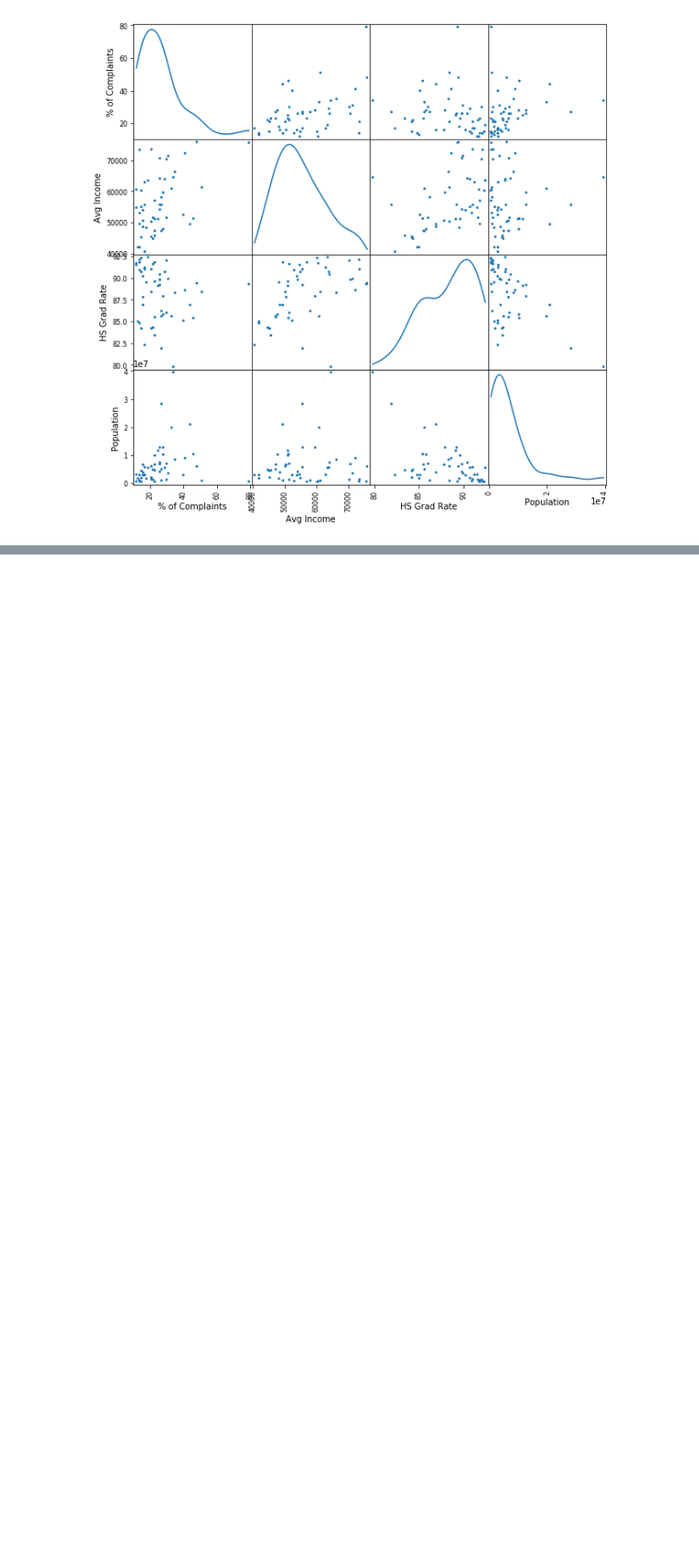
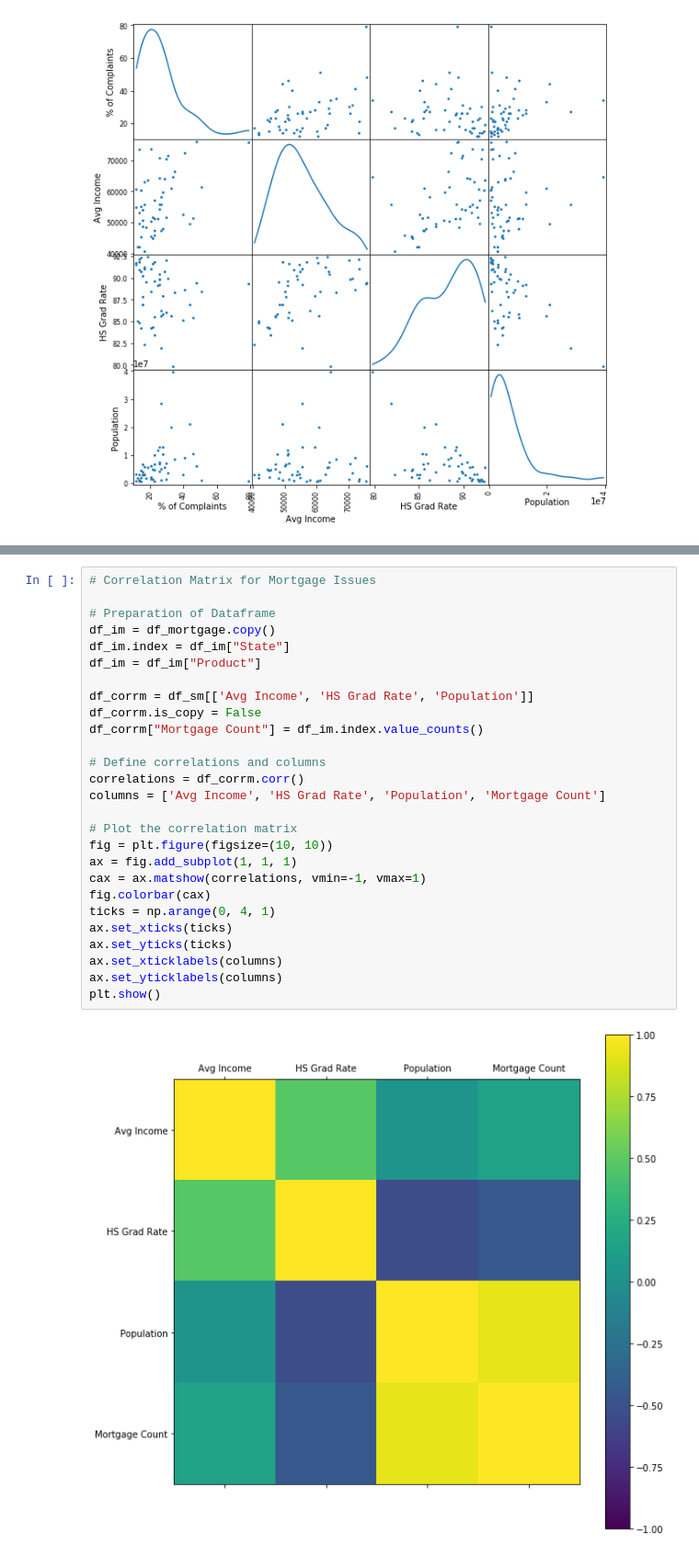
Before and after one commit to kn-lim/US-Complaints-Data-Analysis, a Jupyter notebook: FinalProject.ipynb, the cells around one changed output, grey strips where cells are left out. Shown: that part at 92% size. Drawn from its saved outputs; the diff is of its cells as text; blank space fills up the shorter version.

Commit message:
Added Correlation Matrices for Top 3 Issues

```diff
--- a/FinalProject.ipynb
+++ b/FinalProject.ipynb
@@ -568,3 +568,32 @@ ax.set_yticklabels(columns)
 plt.show()
 # %% [output]
 [figure]
+# %%
+# Correlation Matrix for Mortgage Issues
+
+# Preparation of Dataframe
+df_im = df_mortgage.copy()
+df_im.index = df_im["State"]
+df_im = df_im["Product"]
+
+df_corrm = df_sm[['Avg Income', 'HS Grad Rate', 'Population']]
+df_corrm.is_copy = False
+df_corrm["Mortgage Count"] = df_im.index.value_counts()
+
+# Define correlations and columns
+correlations = df_corrm.corr()
+columns = ['Avg Income', 'HS Grad Rate', 'Population', 'Mortgage Count']
+
+# Plot the correlation matrix
+fig = plt.figure(figsize=(10, 10))
+ax = fig.add_subplot(1, 1, 1)
+cax = ax.matshow(correlations, vmin=-1, vmax=1)
+fig.colorbar(cax)
+ticks = np.arange(0, 4, 1)
+ax.set_xticks(ticks)
+ax.set_yticks(ticks)
+ax.set_xticklabels(columns)
+ax.set_yticklabels(columns)
+plt.show()
+# %% [output]
+[figure, added]
```
Also changed, not shown: parts of 3 cells of this notebook.
